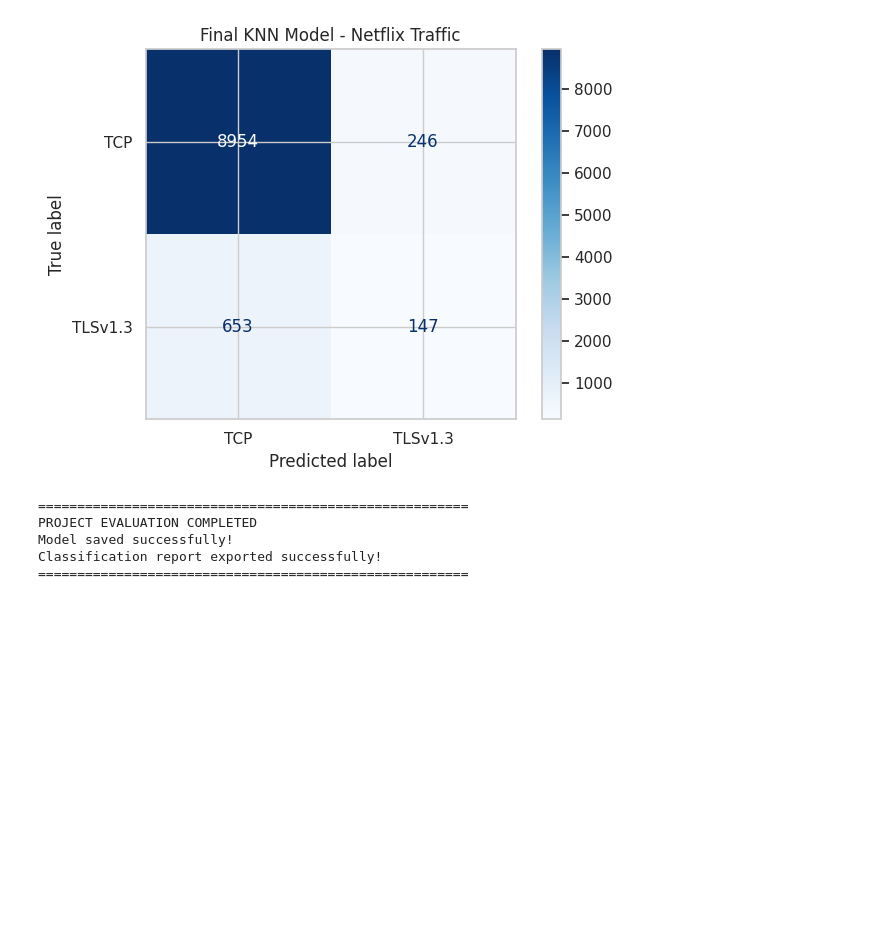
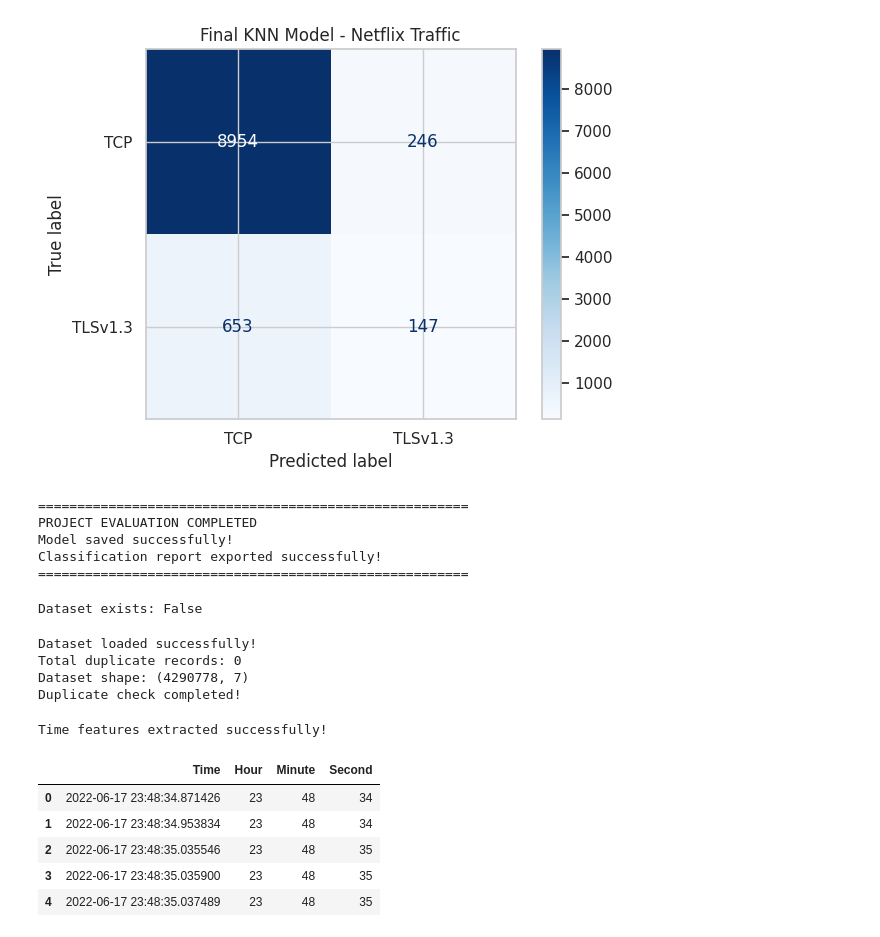
Before and after one commit to subhdeeep/Netflix-Network-Traffic-Classification, a Jupyter notebook: Machine_Learning.ipynb, the cells around one changed output. Saved outputs shown, nothing was run; the diff lists cells and outputs as text; code cells hidden in the pictures; blank space fills up the shorter version.

```diff
--- a/Machine_Learning.ipynb
+++ b/Machine_Learning.ipynb
@@ -1643,3 +1643,71 @@ PROJECT EVALUATION COMPLETED
 Model saved successfully!
 Classification report exported successfully!
 =======================================================
+# %%
+import os
+
+DATA_PATH = '/content/Netflix_1.csv'
+
+print("Dataset exists:", os.path.exists(DATA_PATH))
+# %% [output]
+Dataset exists: False
+# %%
+import os
+import pandas as pd
+
+DATA_PATH = '/content/Netflix_1.csv'
+
+# Load dataset if raw_df doesn't exist
+if 'raw_df' not in globals():
+
+    if os.path.exists(DATA_PATH):
+        raw_df = pd.read_csv(DATA_PATH, low_memory=False)
+        print("Dataset loaded successfully!")
+
+    else:
+        raise FileNotFoundError(
+            "Netflix_1.csv not found. Upload the CSV first."
+        )
+
+# Check duplicate records
+duplicate_count = raw_df.duplicated().sum()
+
+print("Total duplicate records:", duplicate_count)
+print("Dataset shape:", raw_df.shape)
+print("Duplicate check completed!")
+# %% [output]
+Dataset loaded successfully!
+Total duplicate records: 0
+Dataset shape: (4290778, 7)
+Duplicate check completed!
+# %%
+# STEP 2: TIME FEATURE EXTRACTION
+
+time_features_df = raw_df[
+    ['Time', 'Protocol', 'Length']
+].copy()
+
+time_features_df['Time'] = pd.to_datetime(
+    time_features_df['Time'],
+    errors='coerce'
+)
+
+time_features_df['Hour'] = time_features_df['Time'].dt.hour
+time_features_df['Minute'] = time_features_df['Time'].dt.minute
+time_features_df['Second'] = time_features_df['Time'].dt.second
+
+print("Time features extracted successfully!")
+
+display(
+    time_features_df[
+        ['Time', 'Hour', 'Minute', 'Second']
+    ].head()
+)
+# %% [output]
+Time features extracted successfully!
+|  | Time | Hour | Minute | Second |
+| 0 | 2022-06-17 23:48:34.871426 | 23 | 48 | 34 |
+| 1 | 2022-06-17 23:48:34.953834 | 23 | 48 | 34 |
+| 2 | 2022-06-17 23:48:35.035546 | 23 | 48 | 35 |
+| 3 | 2022-06-17 23:48:35.035900 | 23 | 48 | 35 |
+| 4 | 2022-06-17 23:48:35.037489 | 23 | 48 | 35 |
```
Also changed, not shown: parts of 5 cells of this notebook.
